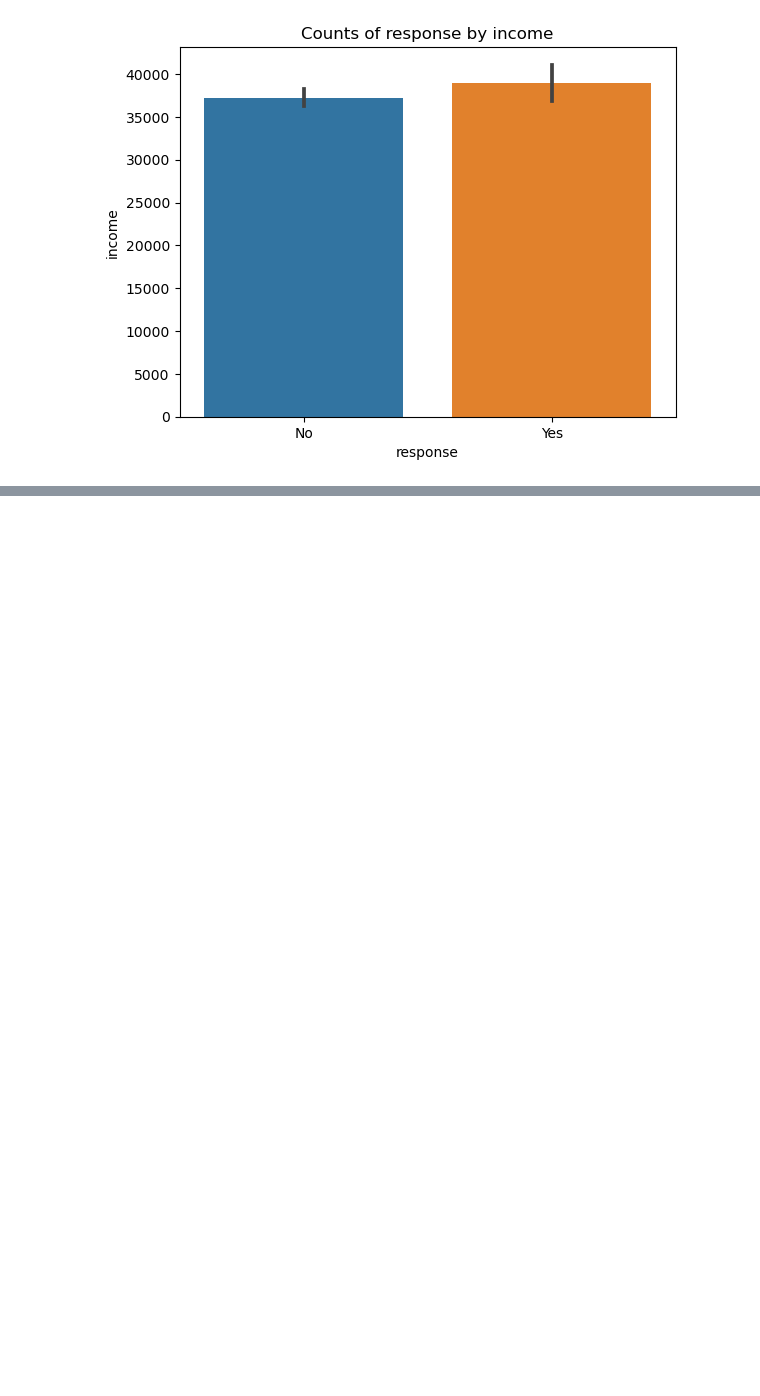
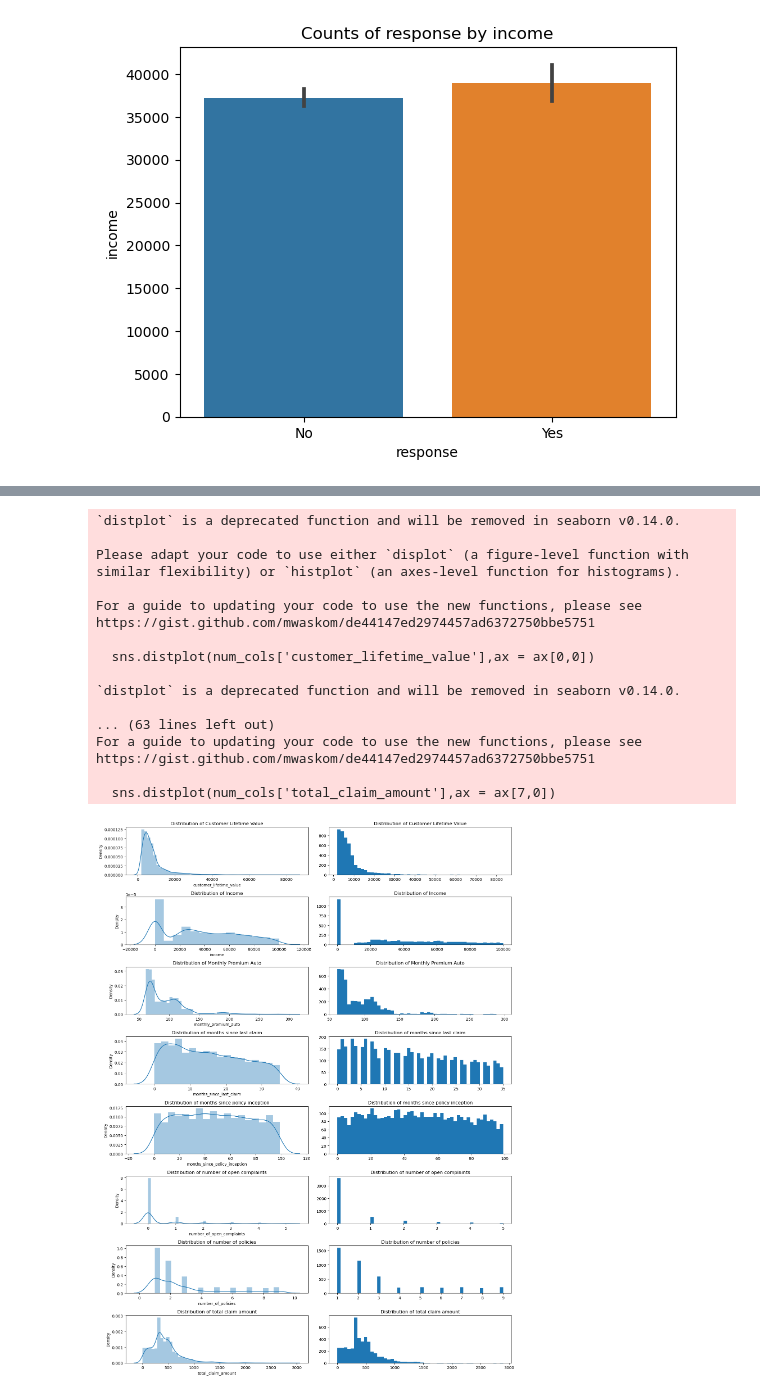
Before and after one commit to UgoBan/lab-customer-analysis-round-2, a Jupyter notebook: files_for_lab/csv_files/customer-analysis-round-2-3-4-pyscript.ipynb, the cells around one changed output, grey strips where cells are left out. Saved outputs shown, nothing was run; the diff lists cells and outputs as text; code cells hidden in the pictures; blank space fills up the shorter version.

Commit message:
updated the py script for round 4

```diff
--- a/files_for_lab/csv_files/customer-analysis-round-2-3-4-pyscript.ipynb
+++ b/files_for_lab/csv_files/customer-analysis-round-2-3-4-pyscript.ipynb
@@ -319,0 +322,4 @@ plt.show()
+# %%
+# since we are in round 4, lets copy data2 and call it data4 for consistency
+data4 = data2.copy()
+data4.info()
@@ -319,0 +362,3 @@ plt.show()
+# %%
+num_cols = pd.DataFrame(data4.select_dtypes(include=["int64", "float64"]))
+num_cols
@@ -319,0 +396,72 @@ plt.show()
+# %%
+fig, ax = plt.subplots(8,2,figsize=(15,20))
+
+sns.distplot(num_cols['customer_lifetime_value'],ax = ax[0,0])
+ax[0,0].set_title("Distribution of Customer Lifetime Value")
+
+sns.distplot(num_cols['income'],ax = ax[1,0])
+ax[1,0].set_title("Distribution of Income")
+
+sns.distplot(num_cols['monthly_premium_auto'],ax = ax[2,0])
+ax[2,0].set_title("Distribution of Monthly Premium Auto")
+
+sns.distplot(num_cols['months_since_last_claim'],ax = ax[3,0])
+ax[3,0].set_title("Distribution of months since last claim")
+
+sns.distplot(num_cols['months_since_policy_inception'],ax = ax[4,0])
+ax[4,0].set_title("Distribution of months since policy inception")
+
+sns.distplot(num_cols['number_of_open_complaints'],ax = ax[5,0])
+ax[5,0].set_title("Distribution of number of open complaints")
+
+sns.distplot(num_cols['number_of_policies'],ax = ax[6,0])
+ax[6,0].set_title("Distribution of number of policies")
+
+sns.distplot(num_cols['total_claim_amount'],ax = ax[7,0])
+ax[7,0].set_title("Distribution of total claim amount")
+
+ax[0,1].hist(num_cols['customer_lifetime_value'], bins=50)
+ax[0,1].set_title("Distribution of Customer Lifetime Value")
+
+ax[1,1].hist(num_cols['income'], bins=50)
+ax[1,1].set_title("Distribution of Income")
+
+ax[2,1].hist(num_cols['monthly_premium_auto'], bins=50)
+ax[2,1].set_title("Distribution of Monthly Premium Auto")
+
+ax[3,1].hist(num_cols['months_since_last_claim'], bins=50)
+ax[3,1].set_title("Distribution of months since last claim")
+
+ax[4,1].hist(num_cols['months_since_policy_inception'], bins=50)
+ax[4,1].set_title("Distribution of months since policy inception")
+
+ax[5,1].hist(num_cols['number_of_open_complaints'], bins=50)
+ax[5,1].set_title("Distribution of number of open complaints")
+
+ax[6,1].hist(num_cols['number_of_policies'], bins=50)
+ax[6,1].set_title("Distribution of number of policies")
+
+ax[7,1].hist(num_cols['total_claim_amount'], bins=50)
+ax[7,1].set_title("Distribution of total claim amount")
+
+plt.tight_layout()
+plt.show()
+# %% [output]
+`distplot` is a deprecated function and will be removed in seaborn v0.14.0.
+
+Please adapt your code to use either `displot` (a figure-level function with
+similar flexibility) or `histplot` (an axes-level function for histograms).
+
+For a guide to updating your code to use the new functions, please see
+https://gist.github.com/mwaskom/de44147ed2974457ad6372750bbe5751
+
+  sns.distplot(num_cols['customer_lifetime_value'],ax = ax[0,0])
+
+`distplot` is a deprecated function and will be removed in seaborn v0.14.0.
+
+... (63 lines left out)
+For a guide to updating your code to use the new functions, please see
+https://gist.github.com/mwaskom/de44147ed2974457ad6372750bbe5751
+
+  sns.distplot(num_cols['total_claim_amount'],ax = ax[7,0])
+[figure, added]
```
Also changed, not shown: parts of 9 cells of this notebook.
